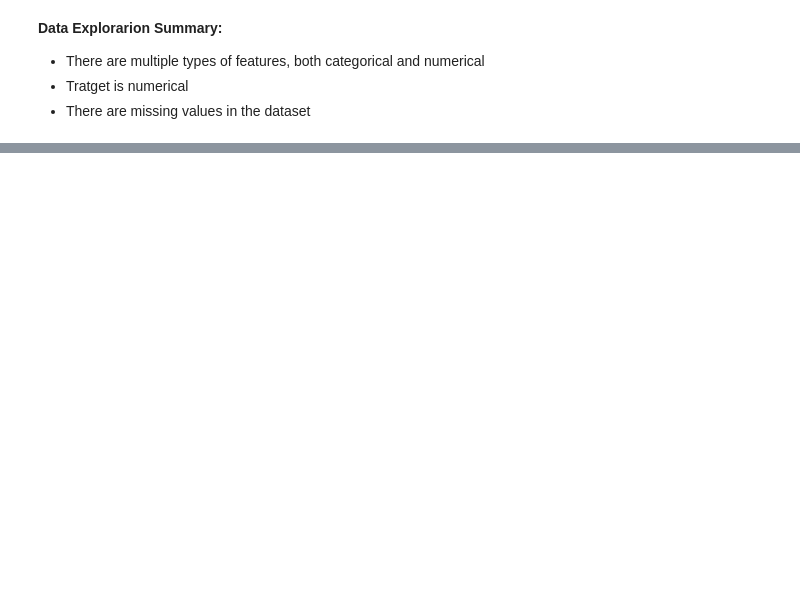
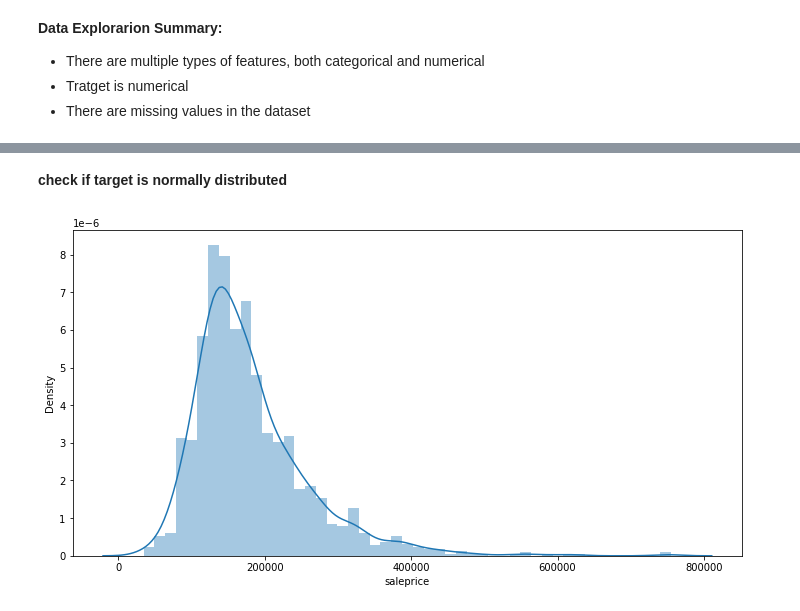
Before and after one commit to yajingran/group_2_final_project, a Jupyter notebook: Final_Project_KL.ipynb, the cells around one changed output, grey strips where cells are left out. Saved outputs shown, nothing was run; the diff lists cells and outputs as text; code cells hidden in the pictures; blank space fills up the shorter version.

```diff
--- a/Final_Project_KL.ipynb
+++ b/Final_Project_KL.ipynb
@@ -74,0 +104,5 @@ ValueError: ignored
+# %%
+# Connect to our database and create df for our Test data
+pushdown_query = "(select * from house_prices where data_type = 'Test') houses"
+df_test= spark.read.jdbc(url=jdbc_url, table=pushdown_query, properties=config)
+df_test.show()
@@ -108,0 +134,4 @@ TypeError: ignored
+# %%
+# Convert PySpark Trin Dataframe to Pandas DataFrame
+df_test = df_test.toPandas()
+df_test
@@ -200,0 +280,8 @@ NameError: ignored
+# %%
+# combine train and test dataset
+df_train.shape[0]
+df_test.shape[0]
+df = pd.concat((df_train, df_test), sort=False).reset_index(drop=True)
+#Drop the house_id column since it doesn't help with prediction
+df.drop("house_id", axis=1, inplace=True)
+df
@@ -200,0 +329,11 @@ NameError: ignored
+# %% [markdown]
+**check if target is normally distributed**
+# %%
+# check if saleprice is normally distributed in order to be used in our Multiple linear regression model later
+sns.distplot(df['saleprice']);
+#we can see the saleprice is right skewed
+
+# transform the the saleprice by taking log to make the data more normally distribute
+df['saleprice'] = np.log1p(df['saleprice'])
+# %% [output]
+[figure, added]
```
Also changed, not shown: parts of 80 cells of this notebook.
